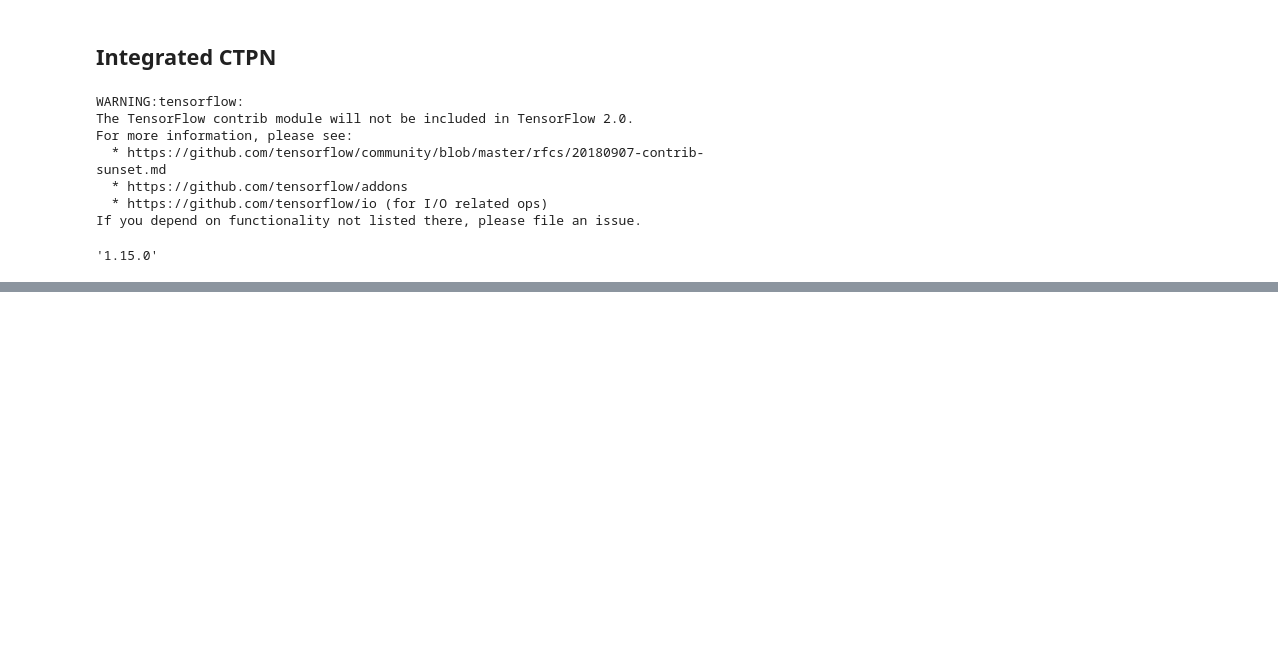
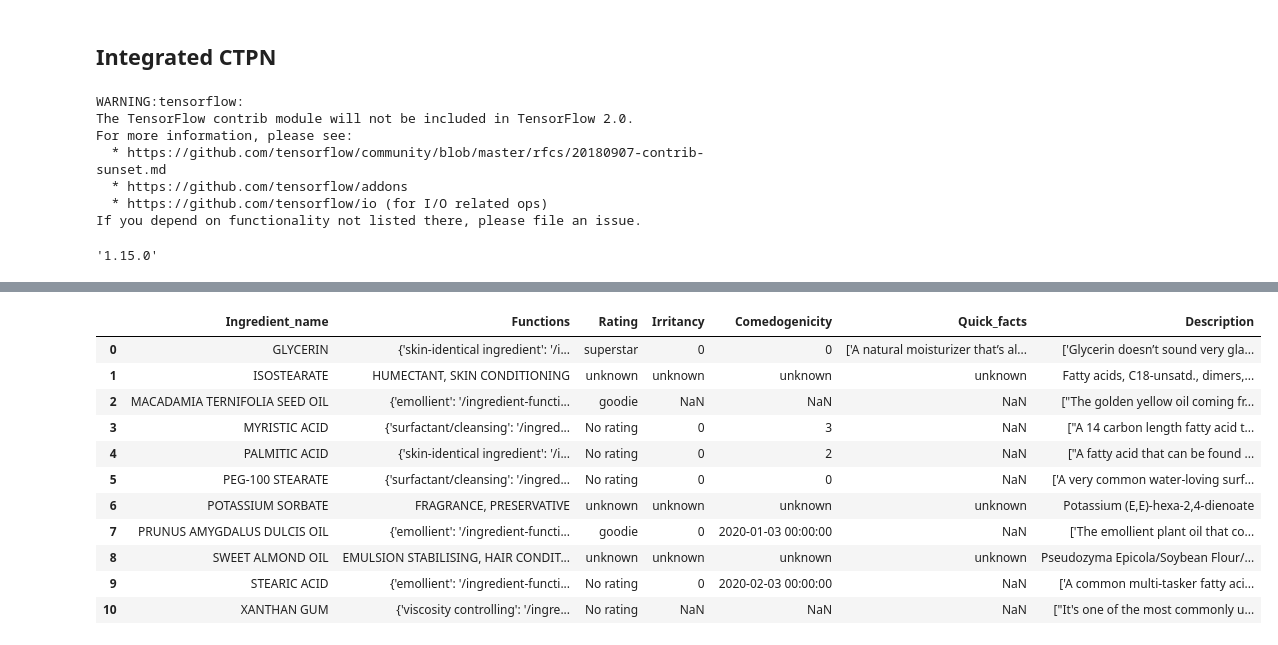
Before and after one commit to hienngn/coderschool-final-project, a Jupyter notebook: Integrated-CC.ipynb, the cells around one changed output, grey strips where cells are left out. Drawn from its saved outputs; the diff is of its cells as text; code cells hidden in the pictures; blank space fills up the shorter version.

Commit message:
Complete integrated pipeline.
- In the middle of comparing with and without dewarp.

```diff
--- a/Integrated-CC.ipynb
+++ b/Integrated-CC.ipynb
@@ -1075,0 +1515,5 @@ NameError: name 'im_fn' is not defined
+# %%
+def end_to_end(imgfile, inci_path, cosing_path, debug=False):
+    dewarped_img = page_dewarp(imgfile)
+    _, ctpn_txt = ctpn(dewarped_img)
+    return ocr_everything(dewarped_img, ctpn_txt, inci_path, cosing_path, debug)
@@ -1075,0 +1535,5 @@ NameError: name 'im_fn' is not defined
+# %%
+test_res = end_to_end("Sample_images/not_bad_at_coding.jpg",
+                      'Database/INCI/ingredient_inci_1570.csv',
+                      'Database/ingredient_cosing_37309.csv',
+                      debug=True)
@@ -1075,0 +1560,15 @@ NameError: name 'im_fn' is not defined
+# %%
+test_res
+# %% [output]
+|  | Ingredient_name | Functions | Rating | Irritancy | Comedogenicity | Quick_facts | Description |
+| 0 | GLYCERIN | {'skin-identical ingredient': '/i... | superstar | 0 | 0 | ['A natural moisturizer that’s al... | ['Glycerin doesn’t sound very gla... |
+| 1 | ISOSTEARATE | HUMECTANT, SKIN CONDITIONING | unknown | unknown | unknown | unknown | Fatty acids, C18-unsatd., dimers,... |
+| 2 | MACADAMIA TERNIFOLIA SEED OIL | {'emollient': '/ingredient-functi... | goodie | NaN | NaN | NaN | ["The golden yellow oil coming fr... |
+| 3 | MYRISTIC ACID | {'surfactant/cleansing': '/ingred... | No rating | 0 | 3 | NaN | ["A 14 carbon length fatty acid t... |
+| 4 | PALMITIC ACID | {'skin-identical ingredient': '/i... | No rating | 0 | 2 | NaN | ["A fatty acid that can be found ... |
+| 5 | PEG-100 STEARATE | {'surfactant/cleansing': '/ingred... | No rating | 0 | 0 | NaN | ['A very common water-loving surf... |
+| 6 | POTASSIUM SORBATE | FRAGRANCE, PRESERVATIVE | unknown | unknown | unknown | unknown | Potassium (E,E)-hexa-2,4-dienoate |
+| 7 | PRUNUS AMYGDALUS DULCIS OIL | {'emollient': '/ingredient-functi... | goodie | 0 | 2020-01-03 00:00:00 | NaN | ['The emollient plant oil that co... |
+| 8 | SWEET ALMOND OIL | EMULSION STABILISING, HAIR CONDIT... | unknown | unknown | unknown | unknown | Pseudozyma Epicola/Soybean Flour/... |
+| 9 | STEARIC ACID | {'emollient': '/ingredient-functi... | No rating | 0 | 2020-02-03 00:00:00 | NaN | ['A common multi-tasker fatty aci... |
+| 10 | XANTHAN GUM | {'viscosity controlling': '/ingre... | No rating | NaN | NaN | NaN | ["It's one of the most commonly u... |
```
Also changed, not shown: parts of 26 cells of this notebook, 4 other files.
